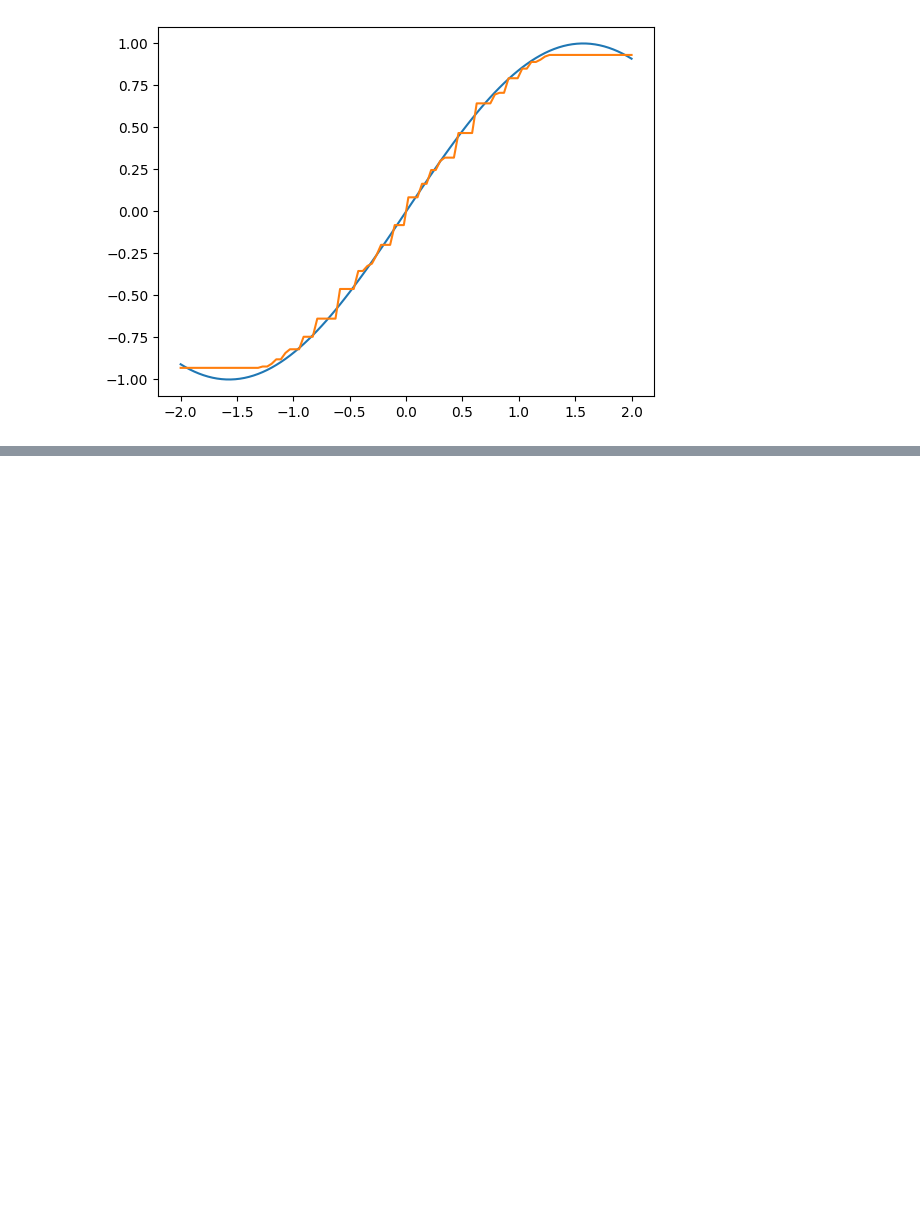
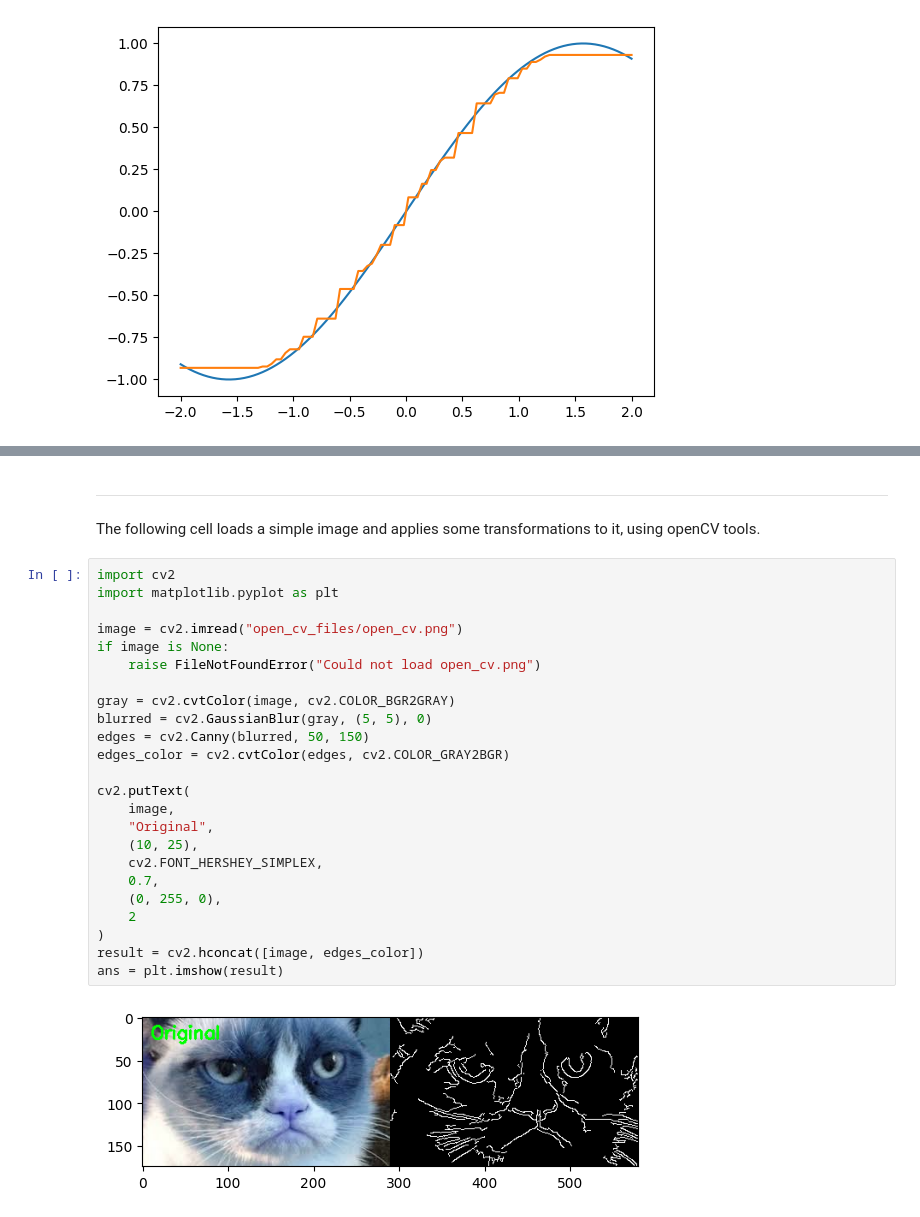
Before and after one commit to fedorkobak/python, a Jupyter notebook: ds_ml/intro.ipynb, the cells around one changed output, grey strips where cells are left out. Drawn from its saved outputs; the diff is of its cells as text; blank space fills up the shorter version.

Commit message:
add openCV intro

```diff
--- a/ds_ml/intro.ipynb
+++ b/ds_ml/intro.ipynb
@@ -350,0 +359,30 @@ plt.show()
+# %% [markdown]
+---
+
+The following cell loads a simple image and applies some transformations to it, using openCV tools.
+# %%
+import cv2
+import matplotlib.pyplot as plt
+
+image = cv2.imread("open_cv_files/open_cv.png")
+if image is None:
+    raise FileNotFoundError("Could not load open_cv.png")
+
+gray = cv2.cvtColor(image, cv2.COLOR_BGR2GRAY)
+blurred = cv2.GaussianBlur(gray, (5, 5), 0)
+edges = cv2.Canny(blurred, 50, 150)
+edges_color = cv2.cvtColor(edges, cv2.COLOR_GRAY2BGR)
+
+cv2.putText(
+    image,
+    "Original",
+    (10, 25),
+    cv2.FONT_HERSHEY_SIMPLEX,
+    0.7,
+    (0, 255, 0),
+    2
+)
+result = cv2.hconcat([image, edges_color])
+ans = plt.imshow(result)
+# %% [output]
+[figure, added]
```
Also changed, not shown: parts of 1 cell of this notebook, 2 other files.
